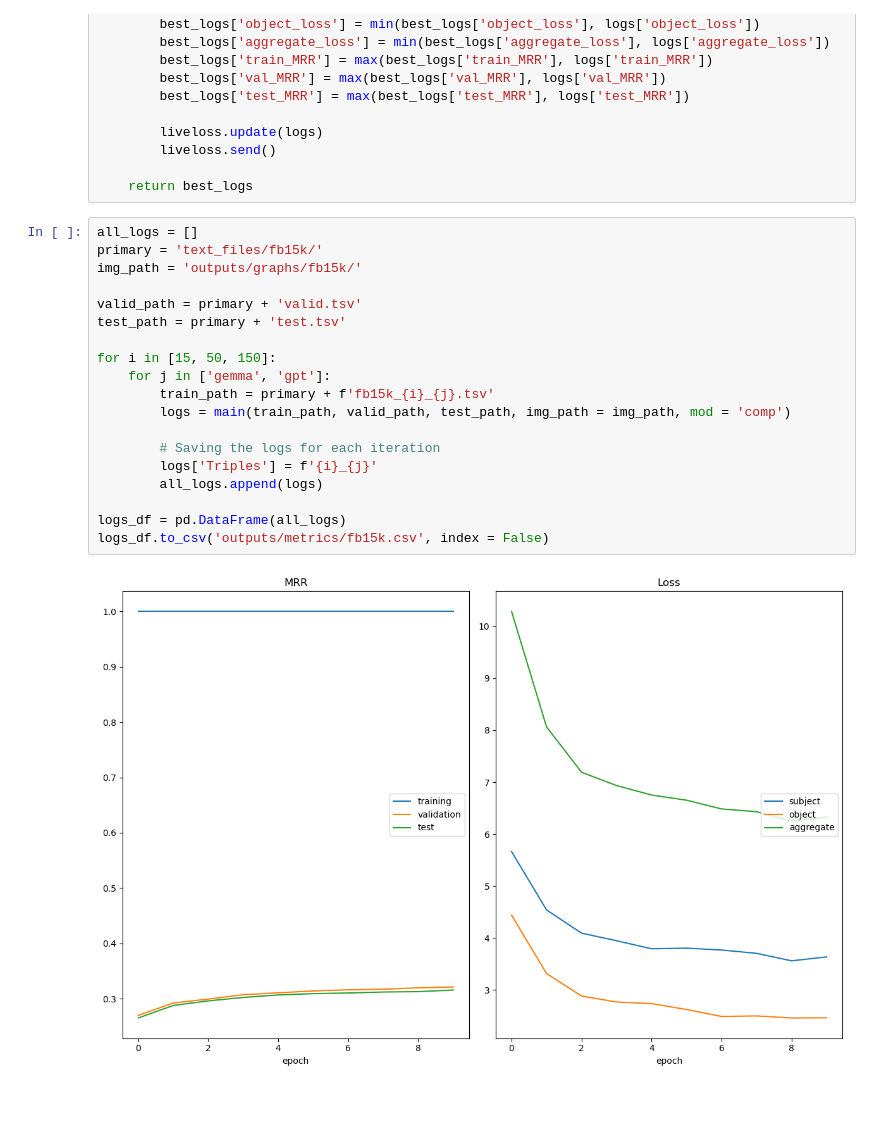
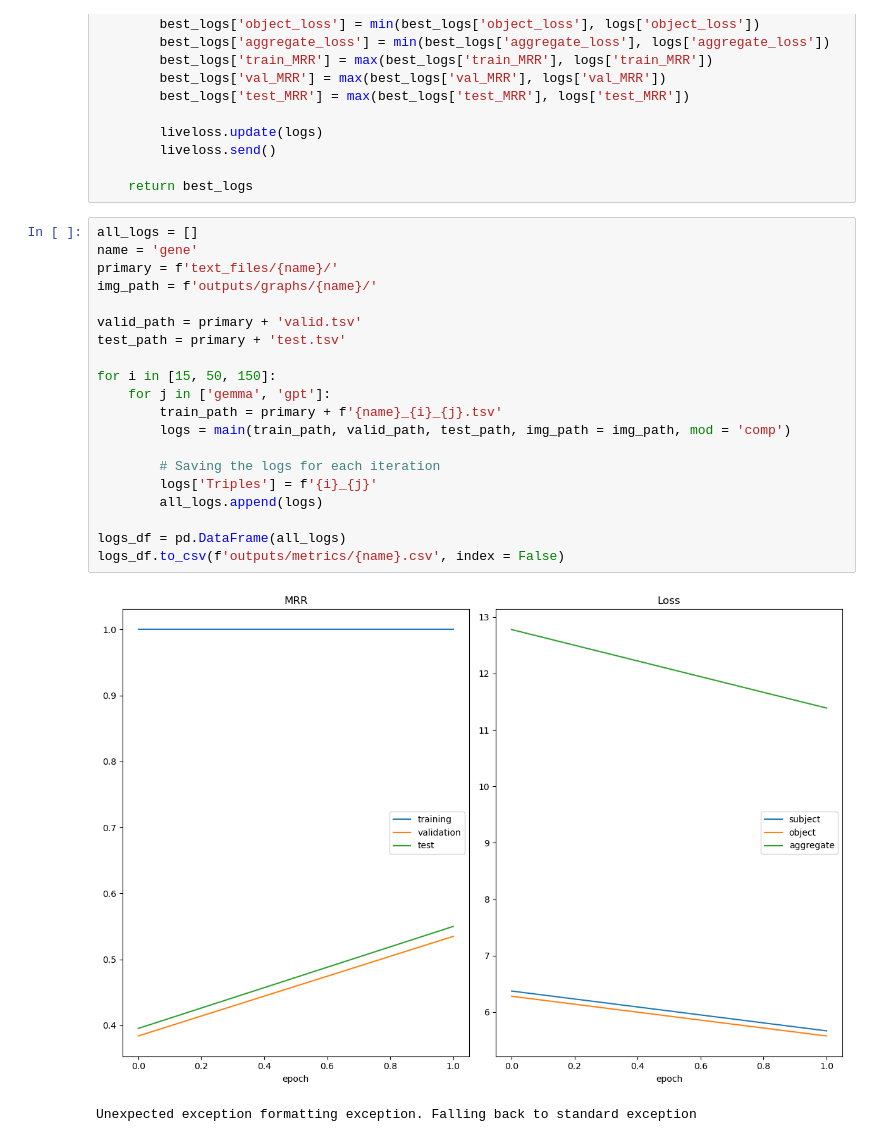
Before and after one commit to FlintyTub49/augmentation-diss, a Jupyter notebook: KGC_Metrics_Iterative.ipynb, the cells around one changed output. Cells and saved outputs as stored; diff of their text form; blank space fills up the shorter version.

```diff
--- a/KGC_Metrics_Iterative.ipynb
+++ b/KGC_Metrics_Iterative.ipynb
@@ -470,22 +470,24 @@ def main(train_path, valid_path, test_path, img_path, mod = 'comp'):
     return best_logs
 # %%
 all_logs = []
-primary = 'text_files/fb15k/'
-img_path = 'outputs/graphs/fb15k/'
+name = 'gene'
+primary = f'text_files/{name}/'
+img_path = f'outputs/graphs/{name}/'
 
 valid_path = primary + 'valid.tsv'
 test_path = primary + 'test.tsv'
 
 for i in [15, 50, 150]:
     for j in ['gemma', 'gpt']:
-        train_path = primary + f'fb15k_{i}_{j}.tsv'
+        train_path = primary + f'{name}_{i}_{j}.tsv'
         logs = main(train_path, valid_path, test_path, img_path = img_path, mod = 'comp')
 
         # Saving the logs for each iteration
         logs['Triples'] = f'{i}_{j}'
         all_logs.append(logs)
 
 logs_df = pd.DataFrame(all_logs)
-logs_df.to_csv('outputs/metrics/fb15k.csv', index = False)
+logs_df.to_csv(f'outputs/metrics/{name}.csv', index = False)
 # %% [output]
-[figure, old version]
+[figure, new version]
+Unexpected exception formatting exception. Falling back to standard exception
```
Also changed, not shown: parts of 1 cell of this notebook, 12 other files.
